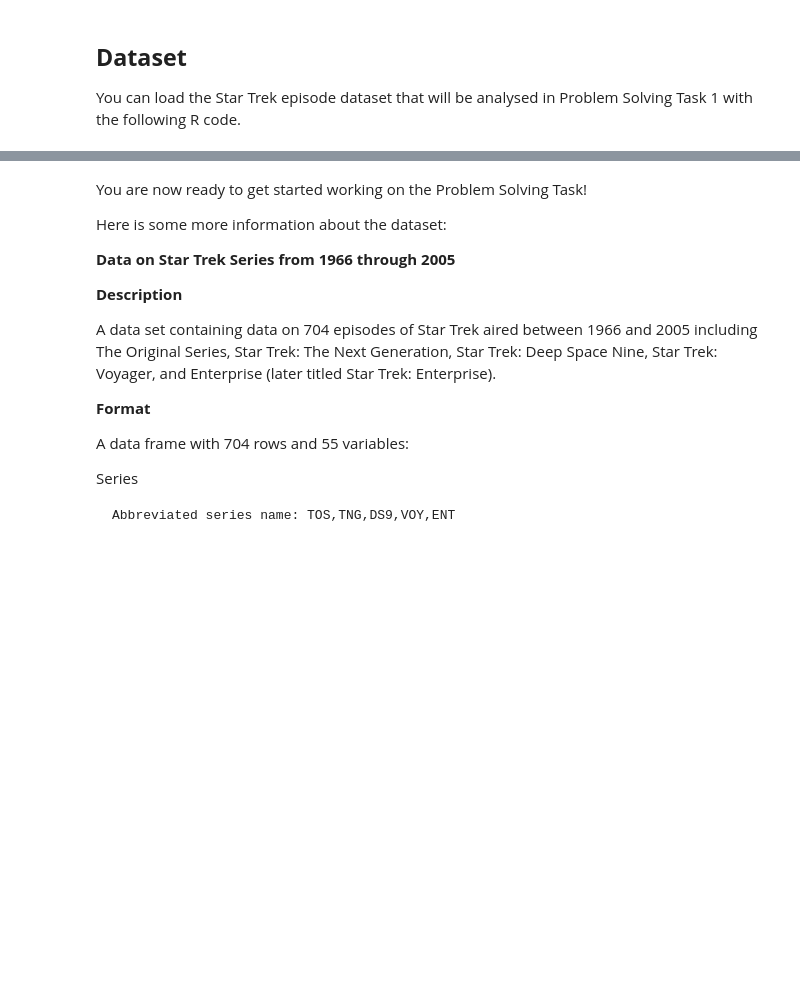
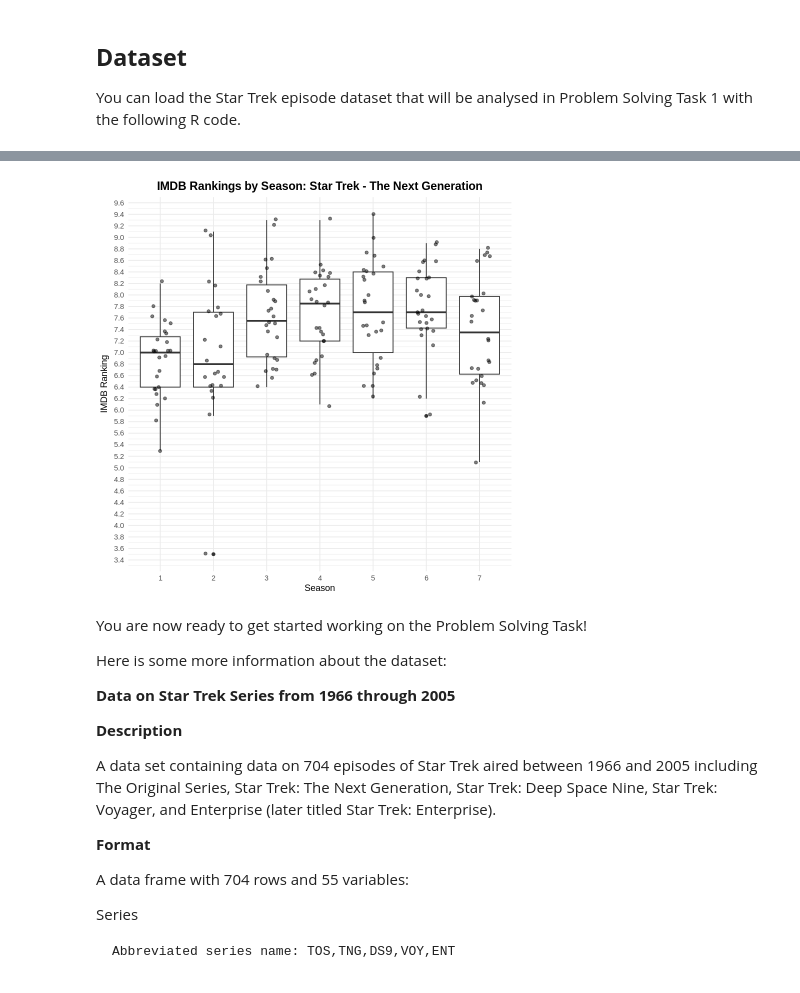
Before and after one commit to pitzzzzz/MXB107--Statistical-Modelling, a Jupyter notebook: notebooks/psts/PST1_Starter.ipynb, the cells around one changed output, grey strips where cells are left out. Saved outputs shown, nothing was run; the diff lists cells and outputs as text; code cells hidden in the pictures; blank space fills up the shorter version.

```diff
--- a/notebooks/psts/PST1_Starter.ipynb
+++ b/notebooks/psts/PST1_Starter.ipynb
@@ -160,3 +161,20 @@ episodes %>%
+# %%
+episodes %>%
+  filter(Series.Name == "The Next Generation") %>%
+  ggplot(aes(x = factor(Season), y = IMDB.Ranking)) +
+  geom_boxplot() +
+  scale_y_continuous(breaks = seq(0, 10, 0.2)) +
+    geom_jitter(width = 0.2, alpha = 0.5, size = 1.5) +
+    labs(
+    title = "IMDB Rankings by Season: Star Trek - The Next Generation",
+    x = "Season",
+    y = "IMDB Ranking"
+    ) + theme_minimal() +
+      theme(
+      plot.title = element_text(face = "bold", size = 14, hjust = 0.5)
+      )
+# %% [output]
+[figure, added]
 # %% [markdown]
 You are now ready to get started working on the Problem Solving Task!
 
```
Also changed, not shown: parts of 3 cells of this notebook.
